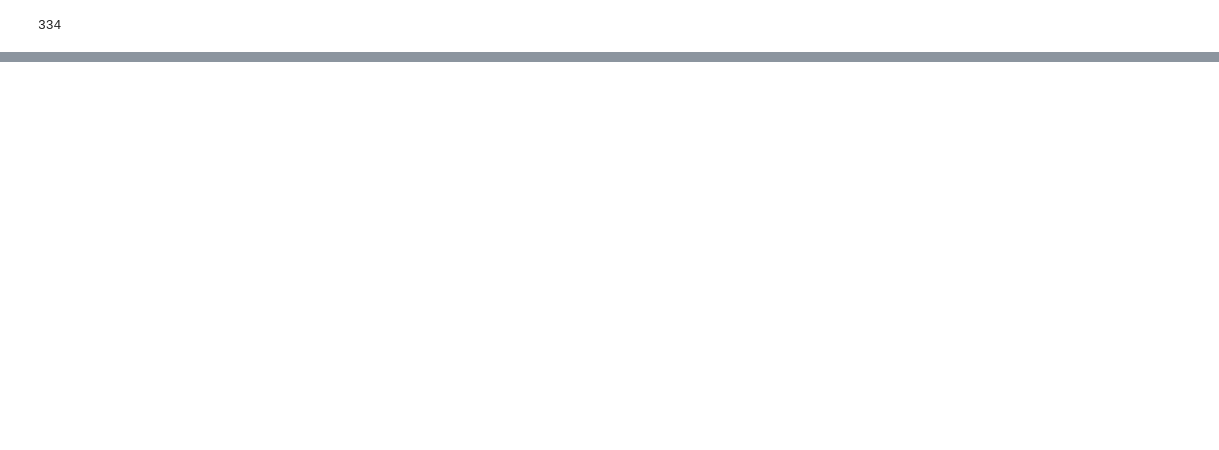
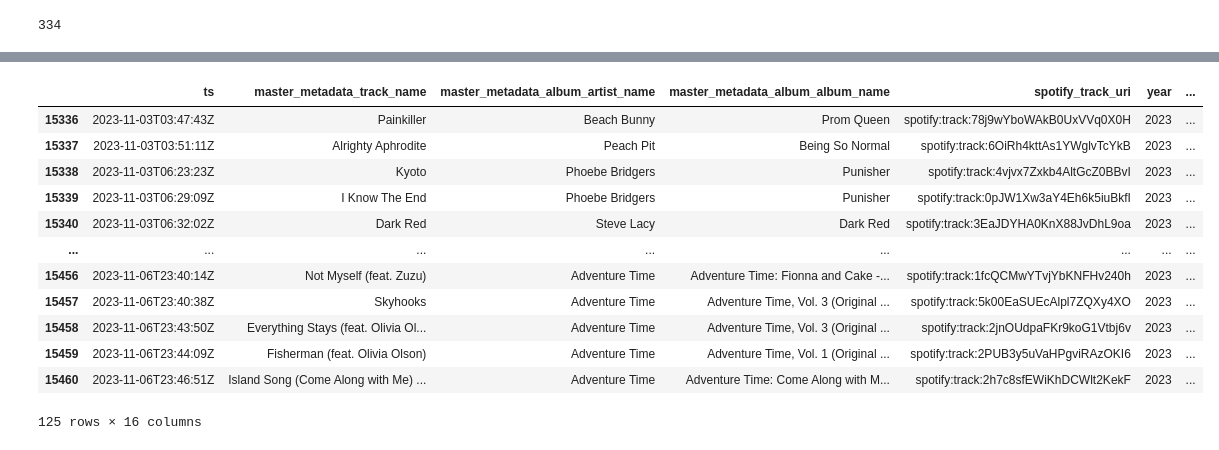
Before and after one commit to jamieRollison/musaic, a Jupyter notebook: data_processing/transform.ipynb, the cells around one changed output, grey strips where cells are left out. Saved outputs shown, nothing was run; the diff lists cells and outputs as text; code cells hidden in the pictures; blank space fills up the shorter version.

```diff
--- a/data_processing/transform.ipynb
+++ b/data_processing/transform.ipynb
@@ -158,0 +221,16 @@ days = j.groupby('date')
+# %%
+j.query('month == 11 and day < 6 and day > 3')
+# %% [output]
+|  | ts | master_metadata_track_name | master_metadata_album_artist_name | master_metadata_album_album_name | spotify_track_uri | year | ... |
+| 15336 | 2023-11-03T03:47:43Z | Painkiller | Beach Bunny | Prom Queen | spotify:track:78j9wYboWAkB0UxVVq0X0H | 2023 | ... |
+| 15337 | 2023-11-03T03:51:11Z | Alrighty Aphrodite | Peach Pit | Being So Normal | spotify:track:6OiRh4kttAs1YWglvTcYkB | 2023 | ... |
+| 15338 | 2023-11-03T06:23:23Z | Kyoto | Phoebe Bridgers | Punisher | spotify:track:4vjvx7Zxkb4AltGcZ0BBvI | 2023 | ... |
+| 15339 | 2023-11-03T06:29:09Z | I Know The End | Phoebe Bridgers | Punisher | spotify:track:0pJW1Xw3aY4Eh6k5iuBkfI | 2023 | ... |
+| 15340 | 2023-11-03T06:32:02Z | Dark Red | Steve Lacy | Dark Red | spotify:track:3EaJDYHA0KnX88JvDhL9oa | 2023 | ... |
+| ... | ... | ... | ... | ... | ... | ... | ... |
+| 15456 | 2023-11-06T23:40:14Z | Not Myself (feat. Zuzu) | Adventure Time | Adventure Time: Fionna and Cake -... | spotify:track:1fcQCMwYTvjYbKNFHv240h | 2023 | ... |
+| 15457 | 2023-11-06T23:40:38Z | Skyhooks | Adventure Time | Adventure Time, Vol. 3 (Original ... | spotify:track:5k00EaSUEcAlpl7ZQXy4XO | 2023 | ... |
+| 15458 | 2023-11-06T23:43:50Z | Everything Stays (feat. Olivia Ol... | Adventure Time | Adventure Time, Vol. 3 (Original ... | spotify:track:2jnOUdpaFKr9koG1Vtbj6v | 2023 | ... |
+| 15459 | 2023-11-06T23:44:09Z | Fisherman (feat. Olivia Olson) | Adventure Time | Adventure Time, Vol. 1 (Original ... | spotify:track:2PUB3y5uVaHPgviRAzOKI6 | 2023 | ... |
+| 15460 | 2023-11-06T23:46:51Z | Island Song (Come Along with Me) ... | Adventure Time | Adventure Time: Come Along with M... | spotify:track:2h7c8sfEWiKhDCWlt2KekF | 2023 | ... |
+125 rows × 16 columns
```
Also changed, not shown: parts of 5 cells of this notebook, 10 other files.
